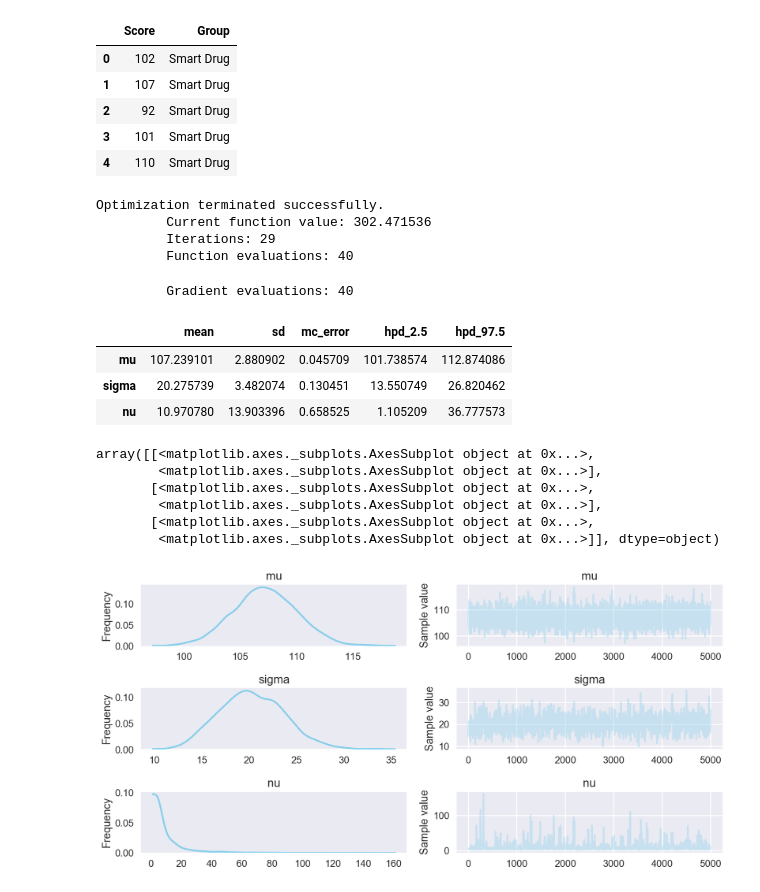
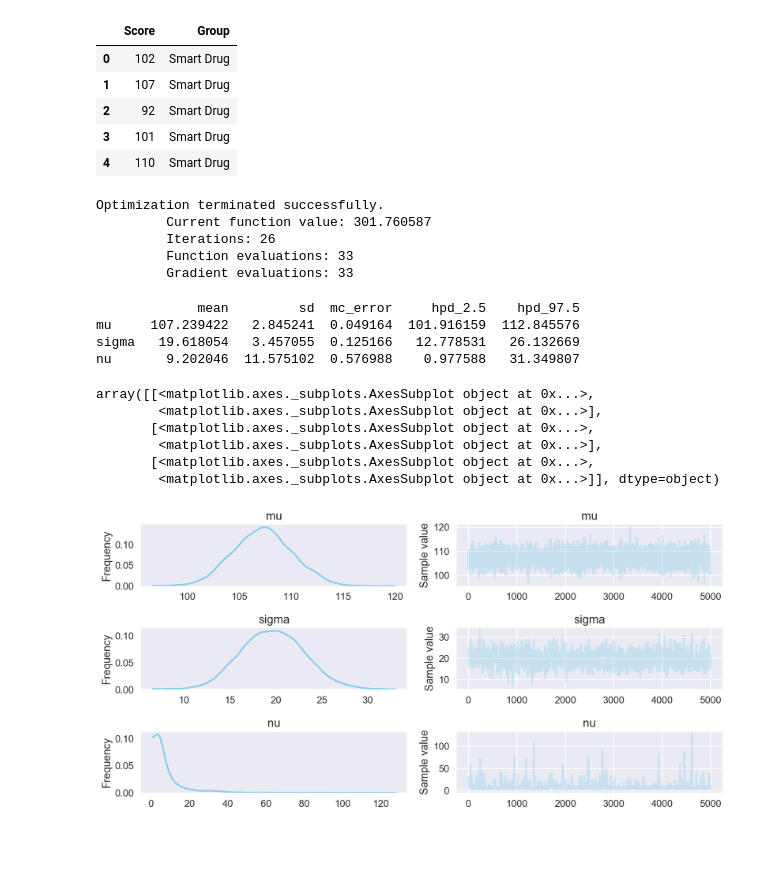
Before and after one commit to zachwill/mcmc, a Jupyter notebook: 16_03_mcmc_with_StudentT.ipynb, the cells around one changed output. Saved outputs shown, nothing was run; the diff lists cells and outputs as text; code cells hidden in the pictures; blank space fills up the shorter version.

```diff
--- a/16_03_mcmc_with_StudentT.ipynb
+++ b/16_03_mcmc_with_StudentT.ipynb
@@ -36,38 +36,37 @@ df.head()
 # %%
 with pm.Model() as model:
     # Priors
-    sigma = pm.Uniform("sigma", 0, 100)
+    sigma = pm.HalfCauchy("sigma", 25)  # Gelman 2006
     mu = pm.Normal("mu", mu=0, tau=1E-8)
-    nu = pm.Exponential("nu", 1.0/29)  # Taken from the book
+    nu = pm.Exponential("nu", 1.0 / 29)   # Taken from the book
     # Likelihood
-    y = pm.StudentT("y", nu=nu, mu=mu, sd=sigma, observed=df.Score)
+    y = pm.StudentT("y", nu=nu, mu=mu, sd=sigma, observed=smart.Score)
     # Sample
     start = pm.find_MAP()
     step = pm.NUTS()
     trace = pm.sample(10000, step, start)
 
 burn_in = 5000
+trace = trace[burn_in:]
 # %% [output]
 Optimization terminated successfully.
-         Current function value: 302.471536
-         Iterations: 29
-         Function evaluations: 40
+         Current function value: 301.760587
+         Iterations: 26
+         Function evaluations: 33
+         Gradient evaluations: 33
-         Gradient evaluations: 40
-# %%
-pm.df_summary(trace[burn_in:])
-# %% [output]
-|  | mean | sd | mc_error | hpd_2.5 | hpd_97.5 |
-| mu | 107.239101 | 2.880902 | 0.045709 | 101.738574 | 112.874086 |
-| sigma | 20.275739 | 3.482074 | 0.130451 | 13.550749 | 26.820462 |
-| nu | 10.970780 | 13.903396 | 0.658525 | 1.105209 | 36.777573 |
-# %%
-pm.traceplot(trace[burn_in:])
-# %% [output]
-array([[<matplotlib.axes._subplots.AxesSubplot object at 0x...>,
-        <matplotlib.axes._subplots.AxesSubplot object at 0x...>],
-       [<matplotlib.axes._subplots.AxesSubplot object at 0x...>,
-        <matplotlib.axes._subplots.AxesSubplot object at 0x...>],
-       [<matplotlib.axes._subplots.AxesSubplot object at 0x...>,
-        <matplotlib.axes._subplots.AxesSubplot object at 0x...>]], dtype=object)
-[figure, removed]
+# %%
+print(pm.df_summary(trace))
+pm.traceplot(trace)
+# %% [output]
+             mean         sd  mc_error     hpd_2.5    hpd_97.5
+mu     107.239422   2.845241  0.049164  101.916159  112.845576
+sigma   19.618054   3.457055  0.125166   12.778531   26.132669
+nu       9.202046  11.575102  0.576988    0.977588   31.349807
+array([[<matplotlib.axes._subplots.AxesSubplot object at 0x...>,
+        <matplotlib.axes._subplots.AxesSubplot object at 0x...>],
+       [<matplotlib.axes._subplots.AxesSubplot object at 0x...>,
+        <matplotlib.axes._subplots.AxesSubplot object at 0x...>],
+       [<matplotlib.axes._subplots.AxesSubplot object at 0x...>,
+        <matplotlib.axes._subplots.AxesSubplot object at 0x...>]], dtype=object)
+[figure, added]
 # %%
```
Also changed, not shown: parts of 7 cells of this notebook, 4 other files.
